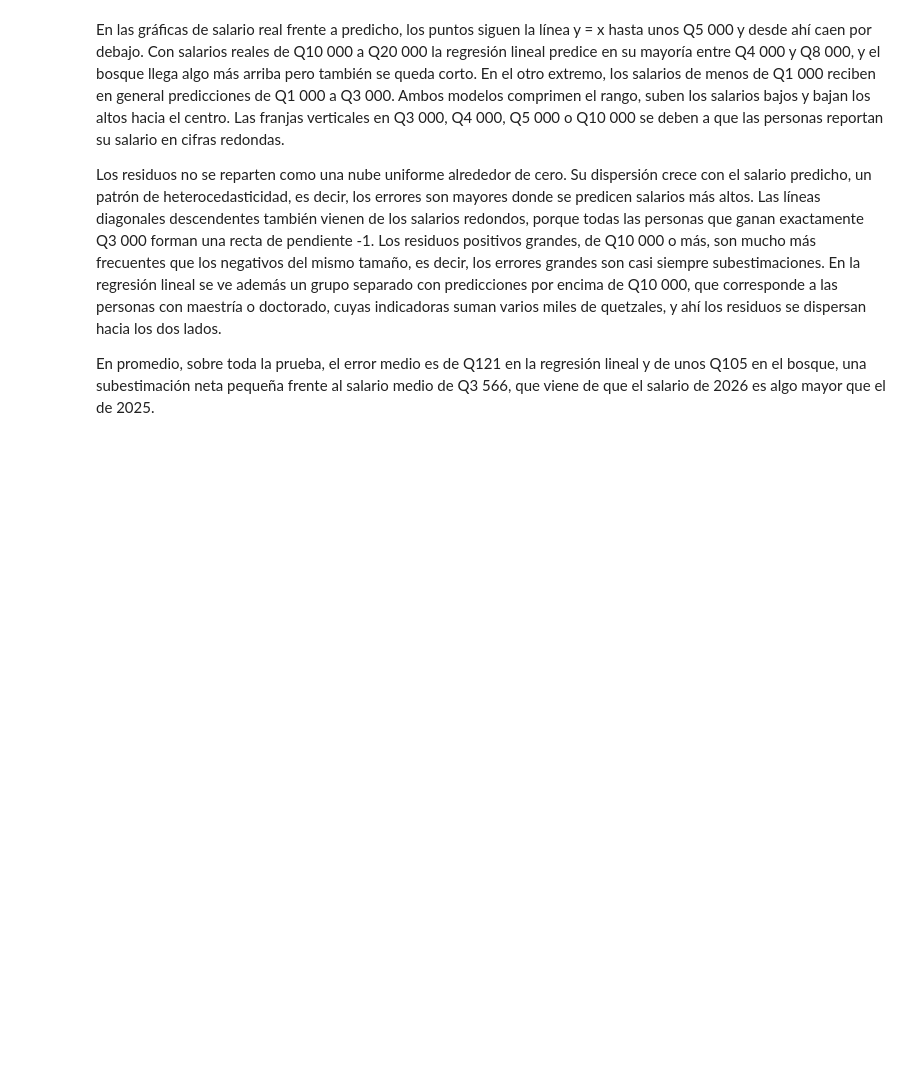
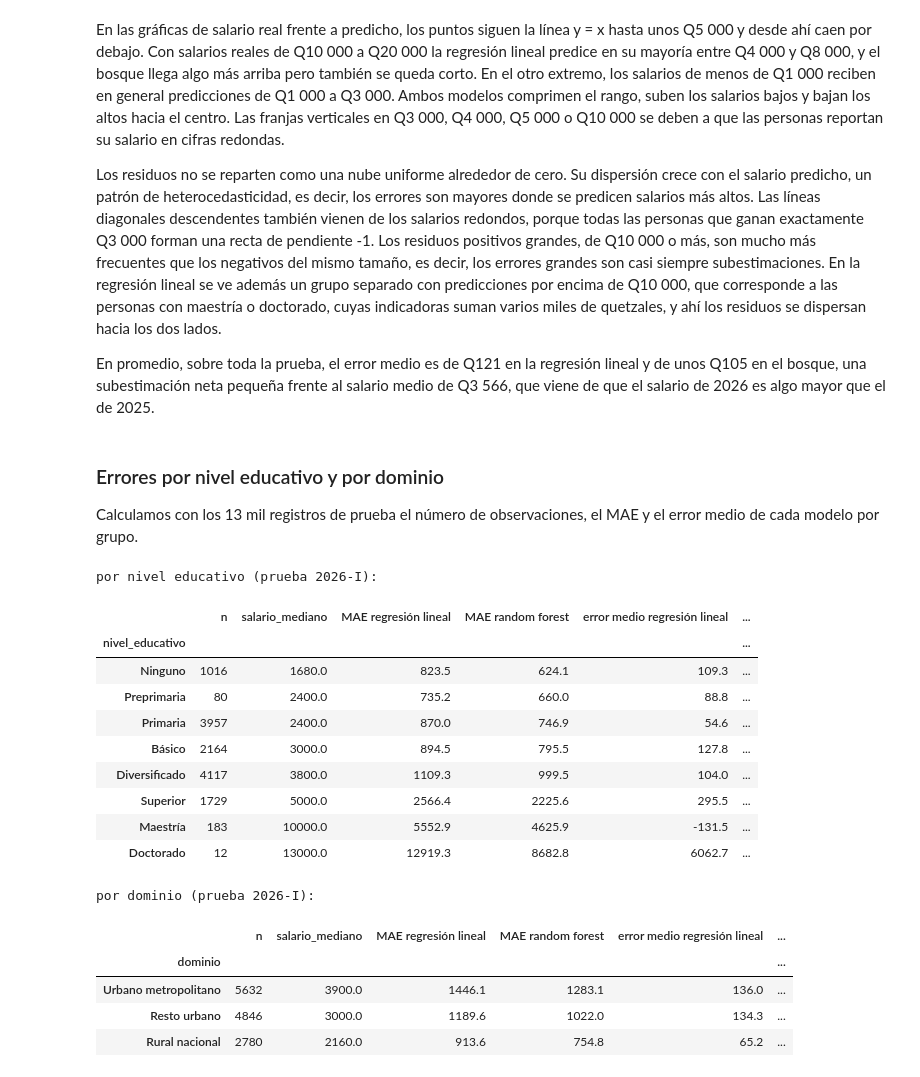
Before and after one commit to Fercho1118/Lab7_DS, a Jupyter notebook: notebooks/lab7.ipynb, the cells around one changed output. Saved outputs shown, nothing was run; the diff lists cells and outputs as text; code cells hidden in the pictures; blank space fills up the shorter version.

```diff
--- a/notebooks/lab7.ipynb
+++ b/notebooks/lab7.ipynb
@@ -1944,3 +1944,43 @@ residuos se dispersan hacia los dos lados.
 En promedio, sobre toda la prueba, el error medio es de Q121 en la regresión lineal y de unos Q105 en el
 bosque, una subestimación neta pequeña frente al salario medio de Q3 566, que viene de que el
 salario de 2026 es algo mayor que el de 2025.
+# %% [markdown]
+### Errores por nivel educativo y por dominio
+
+Calculamos con los 13 mil registros de prueba el número de observaciones, el MAE y el error medio de
+cada modelo por grupo.
+# %%
+def errores_por(col, orden=None):
+    t = (predicciones.groupBy(col).agg(
+            F.count("*").alias("n"),
+            F.percentile_approx(OBJETIVO, 0.5, 100000).alias("salario_mediano"),
+            *[F.mean(F.abs(r)).alias(f"MAE {n}") for n, (_, r) in MOD_RES.items()],
+            *[F.mean(r).alias(f"error medio {n}") for n, (_, r) in MOD_RES.items()])
+         .toPandas().set_index(col))
+    return t.reindex([o for o in orden if o in t.index]) if orden else t.sort_values("n", ascending=False)
+
+
+err_nivel = errores_por("nivel_educativo", ORDEN_NIVEL)
+err_dominio = errores_por("dominio")
+print("por nivel educativo (prueba 2026-I):")
+display(err_nivel.round(1))
+print("por dominio (prueba 2026-I):")
+display(err_dominio.round(1))
+# %% [output]
+por nivel educativo (prueba 2026-I):
+|  | n | salario_mediano | MAE regresión lineal | MAE random forest | error medio regresión lineal | ... |
+| nivel_educativo |  |  |  |  |  | ... |
+| Ninguno | 1016 | 1680.0 | 823.5 | 624.1 | 109.3 | ... |
+| Preprimaria | 80 | 2400.0 | 735.2 | 660.0 | 88.8 | ... |
+| Primaria | 3957 | 2400.0 | 870.0 | 746.9 | 54.6 | ... |
+| Básico | 2164 | 3000.0 | 894.5 | 795.5 | 127.8 | ... |
+| Diversificado | 4117 | 3800.0 | 1109.3 | 999.5 | 104.0 | ... |
+| Superior | 1729 | 5000.0 | 2566.4 | 2225.6 | 295.5 | ... |
+| Maestría | 183 | 10000.0 | 5552.9 | 4625.9 | -131.5 | ... |
+| Doctorado | 12 | 13000.0 | 12919.3 | 8682.8 | 6062.7 | ... |
+por dominio (prueba 2026-I):
+|  | n | salario_mediano | MAE regresión lineal | MAE random forest | error medio regresión lineal | ... |
+| dominio |  |  |  |  |  | ... |
+| Urbano metropolitano | 5632 | 3900.0 | 1446.1 | 1283.1 | 136.0 | ... |
+| Resto urbano | 4846 | 3000.0 | 1189.6 | 1022.0 | 134.3 | ... |
+| Rural nacional | 2780 | 2160.0 | 913.6 | 754.8 | 65.2 | ... |
```
Also changed, not shown: parts of 9 cells of this notebook.
